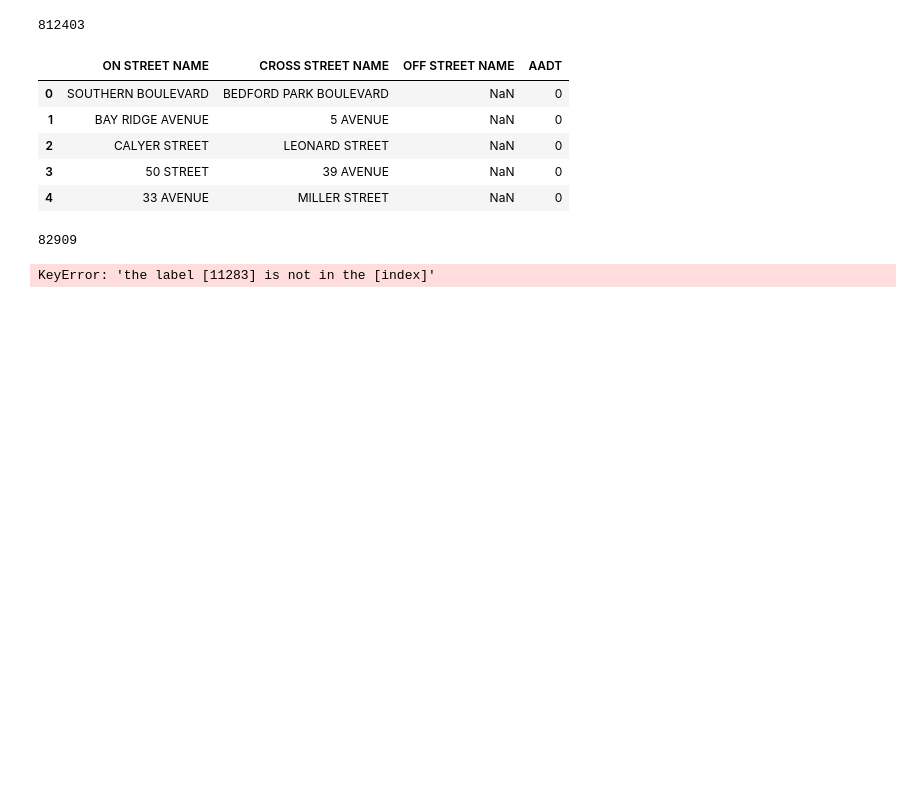
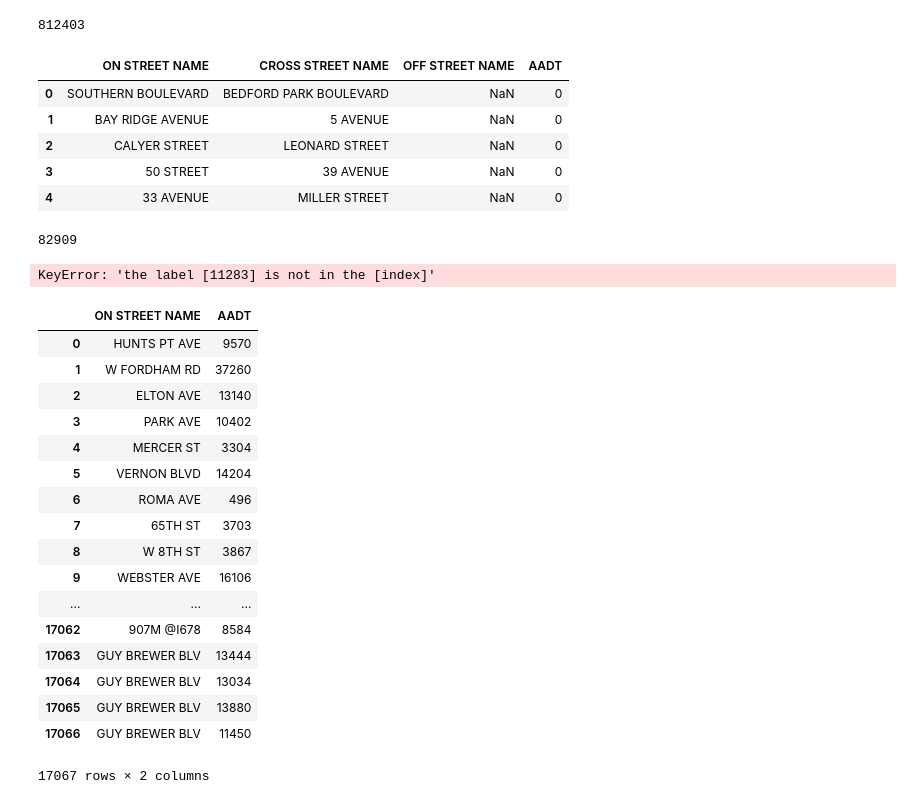
Before and after one commit to nealrea/collisionViz, a Jupyter notebook: data_exploration/data_normilization.ipynb, the cells around one changed output. Cells and saved outputs as stored; diff of their text form; code cells hidden in the pictures; blank space fills up the shorter version.

```diff
--- a/data_exploration/data_normilization.ipynb
+++ b/data_exploration/data_normilization.ipynb
@@ -100,3 +100,29 @@ for x in range(0,812403):
 normalized[normalized['AADT'] != 0]
 # %% [output]
 KeyError: 'the label [11283] is not in the [index]'
+# %%
+test = pd.DataFrame(data=normalized['ON STREET NAME'][aadt['Road Name']])
+test = test.reset_index()
+test['AADT'] = aadt['AADT']
+test.columns = ['ON STREET NAME', 'DELETE', 'AADT']
+test = test.drop(test.columns[1], axis=1)
+test
+# %% [output]
+|  | ON STREET NAME | AADT |
+| 0 | HUNTS PT AVE | 9570 |
+| 1 | W FORDHAM RD | 37260 |
+| 2 | ELTON AVE | 13140 |
+| 3 | PARK AVE | 10402 |
+| 4 | MERCER ST | 3304 |
+| 5 | VERNON BLVD | 14204 |
+| 6 | ROMA AVE | 496 |
+| 7 | 65TH ST | 3703 |
+| 8 | W 8TH ST | 3867 |
+| 9 | WEBSTER AVE | 16106 |
+| ... | ... | ... |
+| 17062 | 907M @I678 | 8584 |
+| 17063 | GUY BREWER BLV | 13444 |
+| 17064 | GUY BREWER BLV | 13034 |
+| 17065 | GUY BREWER BLV | 13880 |
+| 17066 | GUY BREWER BLV | 11450 |
+17067 rows × 2 columns
```
Also changed, not shown: parts of 10 cells of this notebook.
